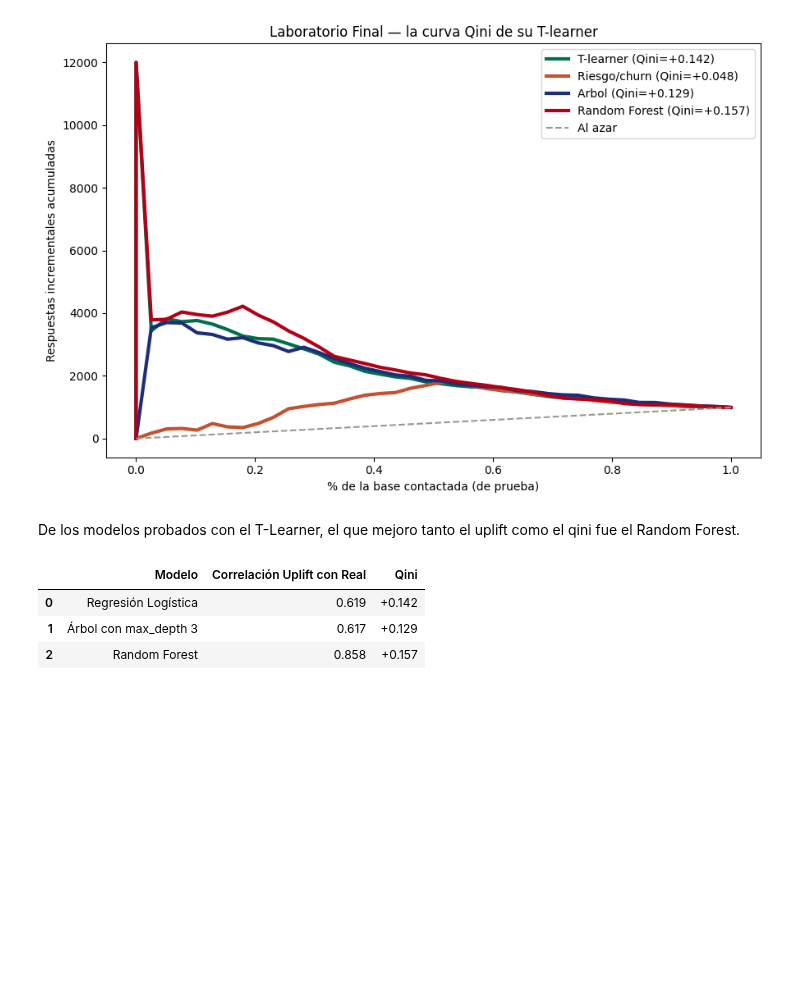
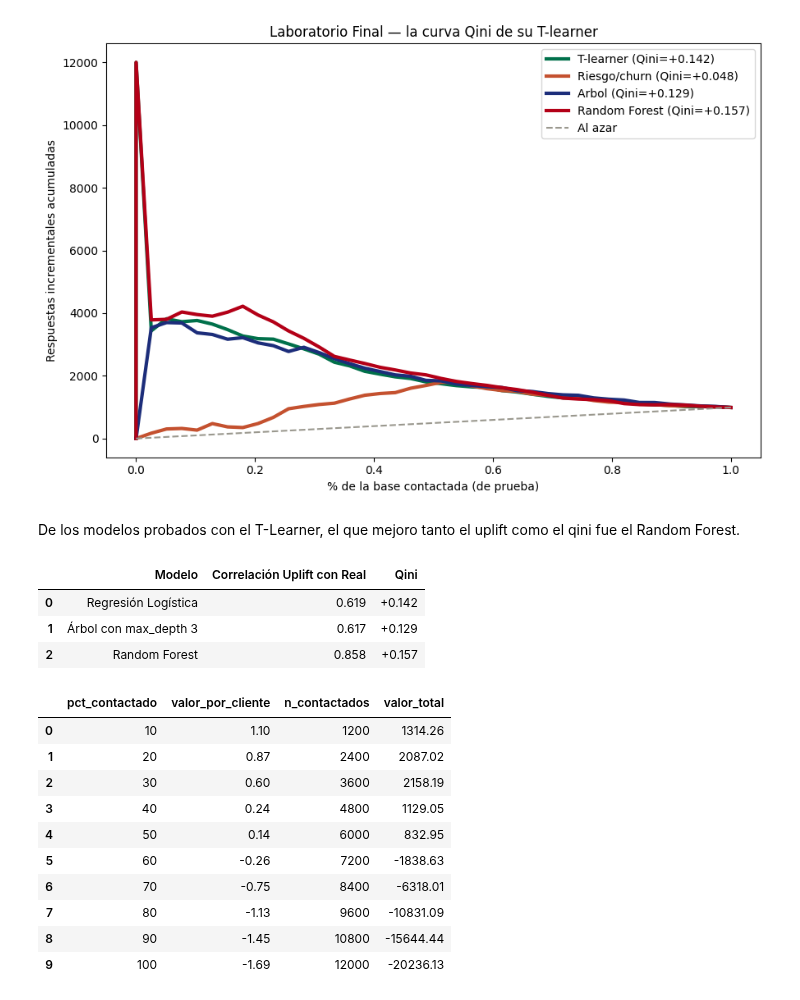
Before and after one commit to CristianFGC12/marketing-analytics-cristian-gonzalez, a Jupyter notebook: Semana_3/Tarea/laboratorio_final.ipynb, the cells around one changed output. Saved outputs shown, nothing was run; the diff lists cells and outputs as text; code cells hidden in the pictures; blank space fills up the shorter version.

```diff
--- a/Semana_3/Tarea/laboratorio_final.ipynb
+++ b/Semana_3/Tarea/laboratorio_final.ipynb
@@ -360,3 +360,25 @@ comparacion
 | 0 | Regresión Logística | 0.619 | +0.142 |
 | 1 | Árbol con max_depth 3 | 0.617 | +0.129 |
 | 2 | Random Forest | 0.858 | +0.157 |
+# %%
+resultados = []
+for pct in range(10, 101, 10):
+    n_c = int(len(test) * pct / 100)
+    idx = test.sort_values("uplift_arbol", ascending=False).head(n_c).index
+    valor_cliente, n = valor_de_la_politica(test, idx)
+    resultados.append({"pct_contactado": pct, "valor_por_cliente": round(valor_cliente, 2), "n_contactados": n, "valor_total": round(valor_cliente * n, 2)})
+
+tabla_politicas = pd.DataFrame(resultados)
+tabla_politicas
+# %% [output]
+|  | pct_contactado | valor_por_cliente | n_contactados | valor_total |
+| 0 | 10 | 1.10 | 1200 | 1314.26 |
+| 1 | 20 | 0.87 | 2400 | 2087.02 |
+| 2 | 30 | 0.60 | 3600 | 2158.19 |
+| 3 | 40 | 0.24 | 4800 | 1129.05 |
+| 4 | 50 | 0.14 | 6000 | 832.95 |
+| 5 | 60 | -0.26 | 7200 | -1838.63 |
+| 6 | 70 | -0.75 | 8400 | -6318.01 |
+| 7 | 80 | -1.13 | 9600 | -10831.09 |
+| 8 | 90 | -1.45 | 10800 | -15644.44 |
+| 9 | 100 | -1.69 | 12000 | -20236.13 |
```
Also changed, not shown: parts of 3 cells of this notebook.
